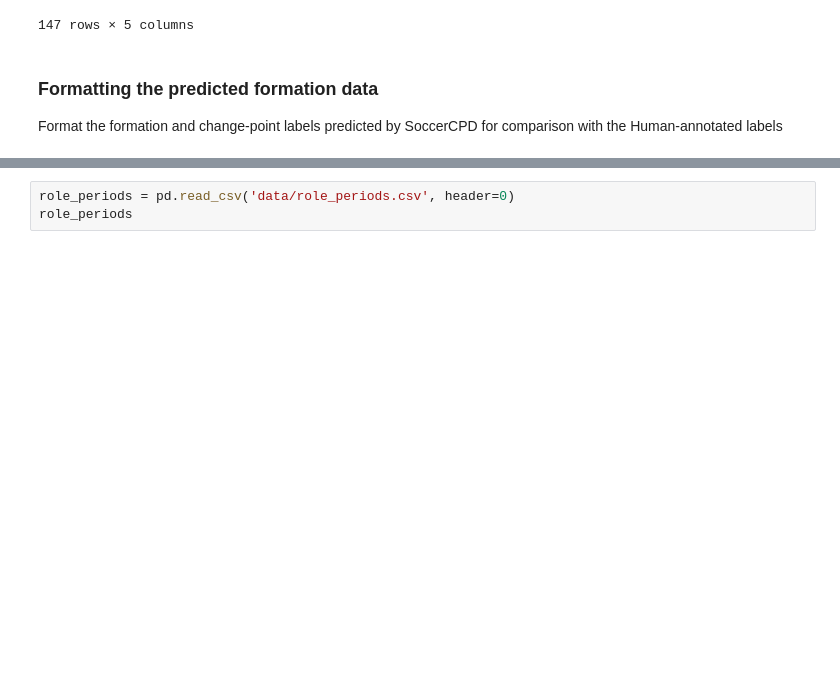
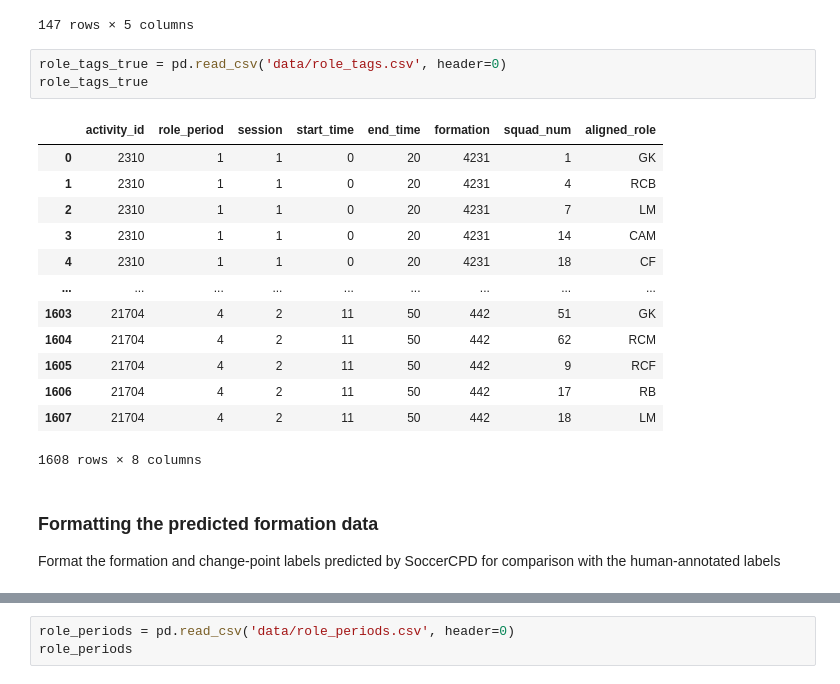
Before and after one commit to pientist/soccercpd, a Jupyter notebook: src/3_model_evaluation.ipynb, the cells around one changed output, grey strips where cells are left out. Saved outputs shown, nothing was run; the diff lists cells and outputs as text; blank space fills up the shorter version.

```diff
--- a/src/3_model_evaluation.ipynb
+++ b/src/3_model_evaluation.ipynb
@@ -37,6 +45,23 @@ form_tags_true
 | 145 | 436 | 2 | 25 | 43 | 4231 |
 | 146 | 436 | 2 | 43 | 49 | 4231 |
 147 rows × 5 columns
+# %%
+role_tags_true = pd.read_csv('data/role_tags.csv', header=0)
+role_tags_true
+# %% [output]
+|  | activity_id | role_period | session | start_time | end_time | formation | squad_num | aligned_role |
+| 0 | 2310 | 1 | 1 | 0 | 20 | 4231 | 1 | GK |
+| 1 | 2310 | 1 | 1 | 0 | 20 | 4231 | 4 | RCB |
+| 2 | 2310 | 1 | 1 | 0 | 20 | 4231 | 7 | LM |
+| 3 | 2310 | 1 | 1 | 0 | 20 | 4231 | 14 | CAM |
+| 4 | 2310 | 1 | 1 | 0 | 20 | 4231 | 18 | CF |
+| ... | ... | ... | ... | ... | ... | ... | ... | ... |
+| 1603 | 21704 | 4 | 2 | 11 | 50 | 442 | 51 | GK |
+| 1604 | 21704 | 4 | 2 | 11 | 50 | 442 | 62 | RCM |
+| 1605 | 21704 | 4 | 2 | 11 | 50 | 442 | 9 | RCF |
+| 1606 | 21704 | 4 | 2 | 11 | 50 | 442 | 17 | RB |
+| 1607 | 21704 | 4 | 2 | 11 | 50 | 442 | 18 | LM |
+1608 rows × 8 columns
 # %% [markdown]
 ### Formatting the predicted formation data
-Format the formation and change-point labels predicted by SoccerCPD for comparison with the Human-annotated labels
+Format the formation and change-point labels predicted by SoccerCPD for comparison with the human-annotated labels
```
Also changed, not shown: parts of 4 cells of this notebook, 6 other files.
